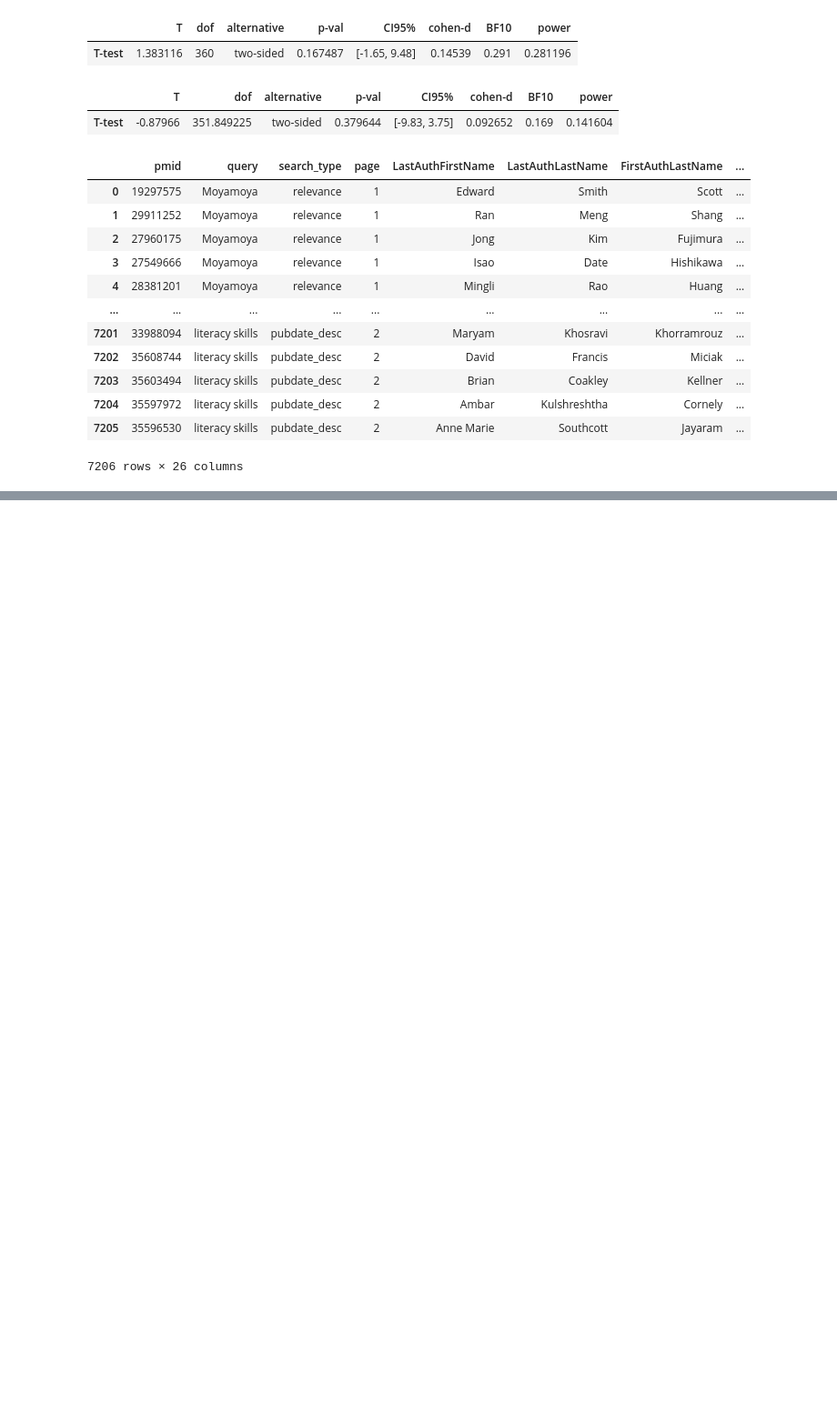
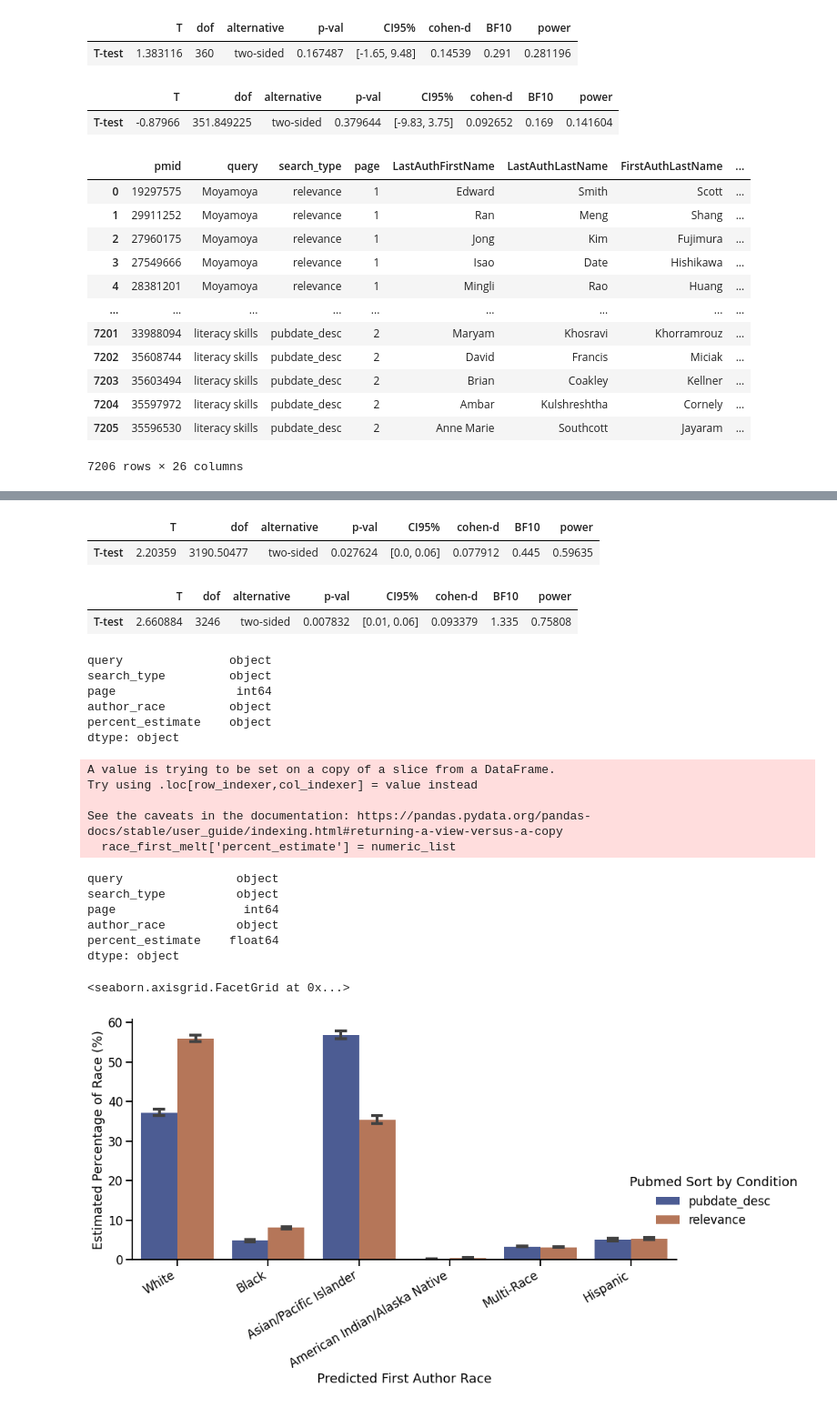
Before and after one commit to NCBI-Codeathons/pubmed-codeathon-team1, a Jupyter notebook: notebooks/data_visualizations_bl.ipynb, the cells around one changed output, grey strips where cells are left out. Shown at 91% size. Drawn from its saved outputs; the diff is of its cells as text; code cells hidden in the pictures; blank space fills up the shorter version.

Commit message:
add first author race bar graph

```diff
--- a/notebooks/data_visualizations_bl.ipynb
+++ b/notebooks/data_visualizations_bl.ipynb
@@ -318,0 +318,19 @@ plt.savefig('/home/jupyter-brooks.leitner/pubmed-codeathon-team1/data/visualizat
+# %%
+x = gender[gender['search_type'] == 'pubdate_desc']
+y = gender[gender['search_type'] == 'relevance']
+
+#Comparing Page 1 Descending order publication date vs. Page 1 Best Match
+a = x[x['page'] == 1]['p_first_author_female'].tolist()
+b = y[y['page'] == 1]['p_first_author_female'].tolist()
+ttest(a, b)
+# %% [output]
+|  | T | dof | alternative | p-val | CI95% | cohen-d | BF10 | power |
+| T-test | 2.20359 | 3190.50477 | two-sided | 0.027624 | [0.0, 0.06] | 0.077912 | 0.445 | 0.59635 |
+# %%
+#Comparing Page 1 Best Match vs. Page 2 Best Match
+a = y[y['page'] == 1]['p_first_author_female'].tolist()
+b = y[y['page'] == 2]['p_first_author_female'].tolist()
+ttest(a, b)
+# %% [output]
+|  | T | dof | alternative | p-val | CI95% | cohen-d | BF10 | power |
+| T-test | 2.660884 | 3246 | two-sided | 0.007832 | [0.01, 0.06] | 0.093379 | 1.335 | 0.75808 |
@@ -318,0 +342,46 @@ plt.savefig('/home/jupyter-brooks.leitner/pubmed-codeathon-team1/data/visualizat
+# %%
+race_first_melt = race_first_melt[race_first_melt.percent_estimate != '(S)']
+# %%
+race_first_melt = race_first_melt.dropna()
+# %%
+race_first_melt.dtypes
+# %% [output]
+query               object
+search_type         object
+page                 int64
+author_race         object
+percent_estimate    object
+dtype: object
+# %%
+numeric_list = pd.to_numeric(race_first_melt['percent_estimate'], errors = 'coerce')
+# %%
+race_first_melt['percent_estimate'] = numeric_list
+# %% [output]
+A value is trying to be set on a copy of a slice from a DataFrame.
+Try using .loc[row_indexer,col_indexer] = value instead
+
+See the caveats in the documentation: https://pandas.pydata.org/pandas-docs/stable/user_guide/indexing.html#returning-a-view-versus-a-copy
+  race_first_melt['percent_estimate'] = numeric_list
+# %%
+race_first_melt.dtypes
+# %% [output]
+query                object
+search_type          object
+page                  int64
+author_race          object
+percent_estimate    float64
+dtype: object
+# %%
+sns.set_context('talk')
+g = sns.catplot(
+    data=race_first_melt, kind="bar",
+    x="author_race", y="percent_estimate", hue="search_type",
+    ci=68, palette="dark", hue_order=['pubdate_desc', 'relevance'], alpha=0.75, height=6, aspect = 2, capsize = 0.1
+)
+g.set_axis_labels("Predicted First Author Race", "Estimated Percentage of Race (%)")
+g.legend.set_title("Pubmed Sort by Condition")
+g.set_xticklabels(rotation=30, ha='right')
+g.set_xticklabels(['White','Black','Asian/Pacific Islander','American Indian/Alaska Native','Multi-Race','Hispanic'])
+# %% [output]
+<seaborn.axisgrid.FacetGrid at 0x...>
+[figure, added]
```
Also changed, not shown: parts of 17 cells of this notebook, 1 other file.
